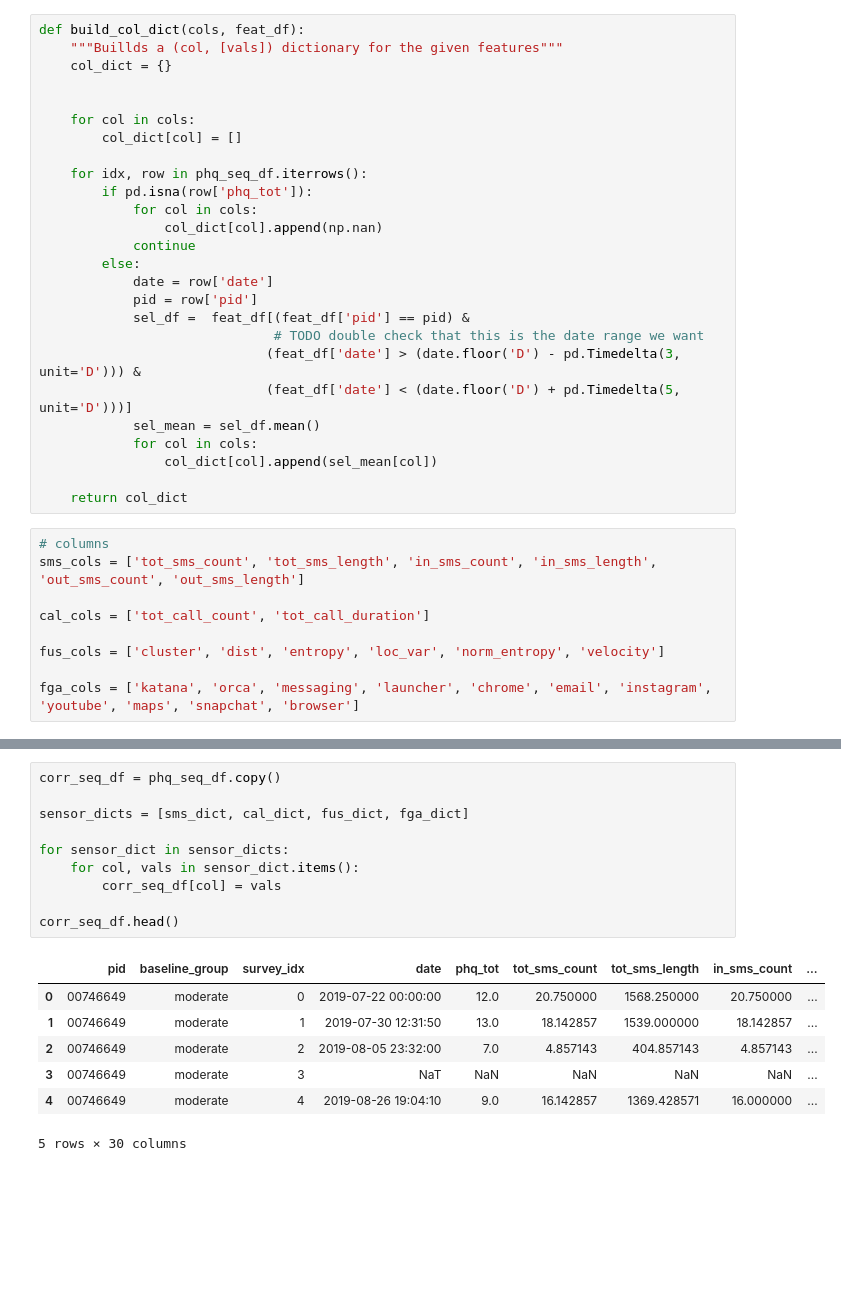
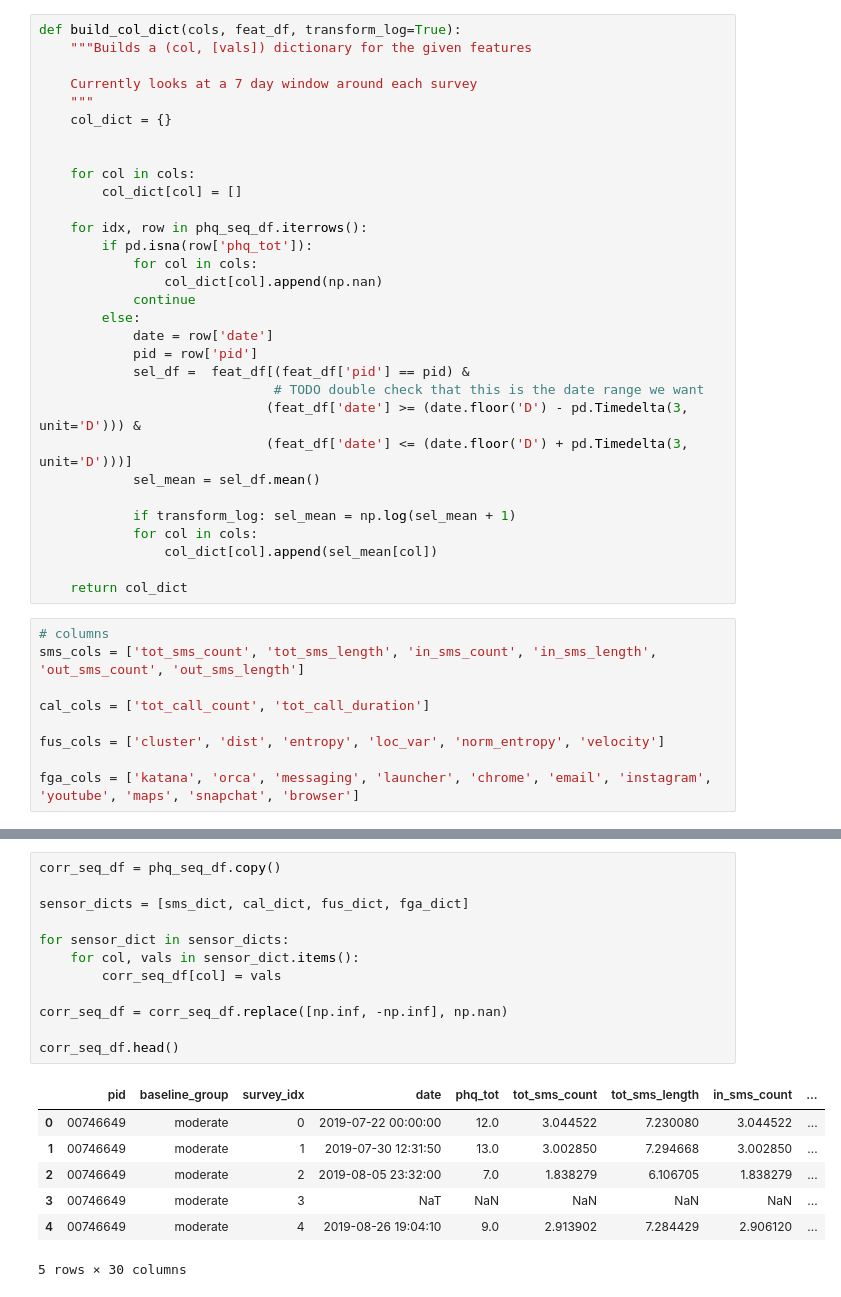
Before and after one commit to tliu526/lifesense, a Jupyter notebook: lifesense_over_time.ipynb, the cells around one changed output, grey strips where cells are left out. Saved outputs shown, nothing was run; the diff lists cells and outputs as text; blank space fills up the shorter version.

```diff
--- a/lifesense_over_time.ipynb
+++ b/lifesense_over_time.ipynb
@@ -489,8 +502,11 @@ display(wk10_circ.head())
 # %% [markdown]
 ## Build Sequence DF
 # %%
-def build_col_dict(cols, feat_df):
-    """Buillds a (col, [vals]) dictionary for the given features"""
+def build_col_dict(cols, feat_df, transform_log=True):
+    """Builds a (col, [vals]) dictionary for the given features
+
+    Currently looks at a 7 day window around each survey
+    """
     col_dict = {}
 
 
@@ -507,9 +523,11 @@ def build_col_dict(cols, feat_df):
             pid = row['pid']
             sel_df =  feat_df[(feat_df['pid'] == pid) &
                               # TODO double check that this is the date range we want
-                             (feat_df['date'] > (date.floor('D') - pd.Timedelta(3, unit='D'))) &
-                             (feat_df['date'] < (date.floor('D') + pd.Timedelta(5, unit='D')))]
+                             (feat_df['date'] >= (date.floor('D') - pd.Timedelta(3, unit='D'))) &
+                             (feat_df['date'] <= (date.floor('D') + pd.Timedelta(3, unit='D')))]
             sel_mean = sel_df.mean()
+
+            if transform_log: sel_mean = np.log(sel_mean + 1)
             for col in cols:
                 col_dict[col].append(sel_mean[col])
 
@@ -554,18 +572,20 @@ Wall time: 11.5 s
 # %%
 corr_seq_df = phq_seq_df.copy()
 
 sensor_dicts = [sms_dict, cal_dict, fus_dict, fga_dict]
 
 for sensor_dict in sensor_dicts:
     for col, vals in sensor_dict.items():
         corr_seq_df[col] = vals
 
+corr_seq_df = corr_seq_df.replace([np.inf, -np.inf], np.nan)
+
 corr_seq_df.head()
 # %% [output]
 |  | pid | baseline_group | survey_idx | date | phq_tot | tot_sms_count | tot_sms_length | in_sms_count | ... |
-| 0 | 00746649 | moderate | 0 | 2019-07-22 00:00:00 | 12.0 | 20.750000 | 1568.250000 | 20.750000 | ... |
-| 1 | 00746649 | moderate | 1 | 2019-07-30 12:31:50 | 13.0 | 18.142857 | 1539.000000 | 18.142857 | ... |
-| 2 | 00746649 | moderate | 2 | 2019-08-05 23:32:00 | 7.0 | 4.857143 | 404.857143 | 4.857143 | ... |
+| 0 | 00746649 | moderate | 0 | 2019-07-22 00:00:00 | 12.0 | 3.044522 | 7.230080 | 3.044522 | ... |
+| 1 | 00746649 | moderate | 1 | 2019-07-30 12:31:50 | 13.0 | 3.002850 | 7.294668 | 3.002850 | ... |
+| 2 | 00746649 | moderate | 2 | 2019-08-05 23:32:00 | 7.0 | 1.838279 | 6.106705 | 1.838279 | ... |
 | 3 | 00746649 | moderate | 3 | NaT | NaN | NaN | NaN | NaN | ... |
-| 4 | 00746649 | moderate | 4 | 2019-08-26 19:04:10 | 9.0 | 16.142857 | 1369.428571 | 16.000000 | ... |
+| 4 | 00746649 | moderate | 4 | 2019-08-26 19:04:10 | 9.0 | 2.913902 | 7.284429 | 2.906120 | ... |
 5 rows × 30 columns
```
Also changed, not shown: parts of 44 cells of this notebook.
